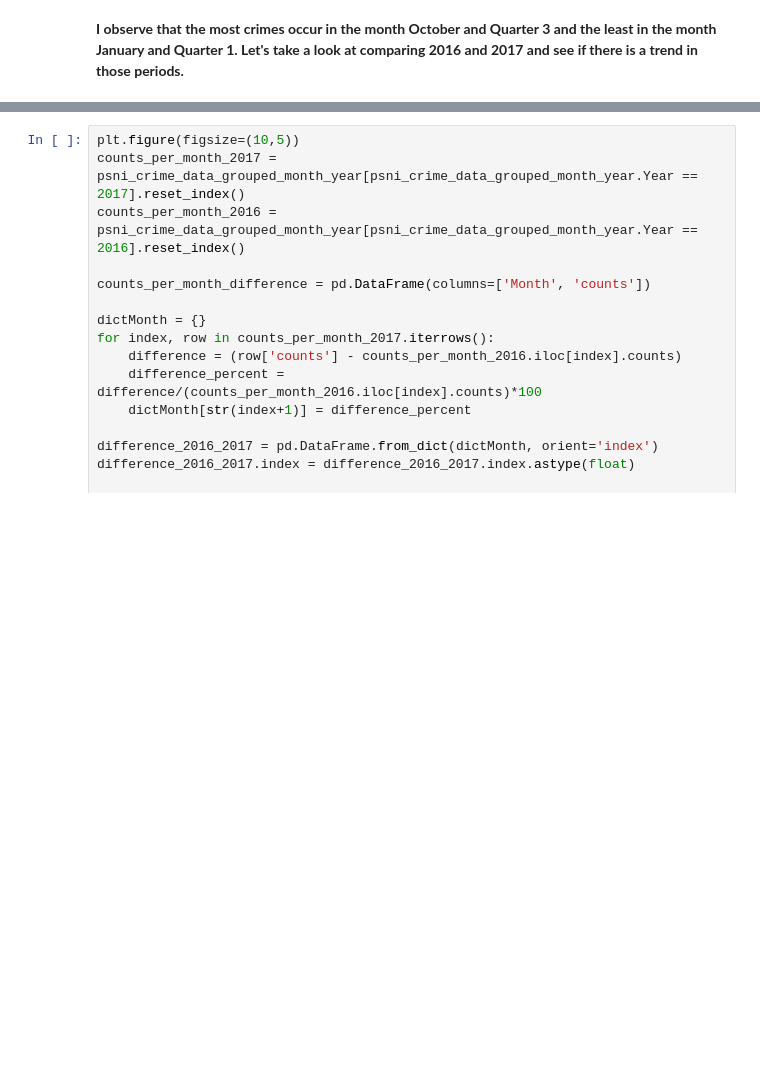
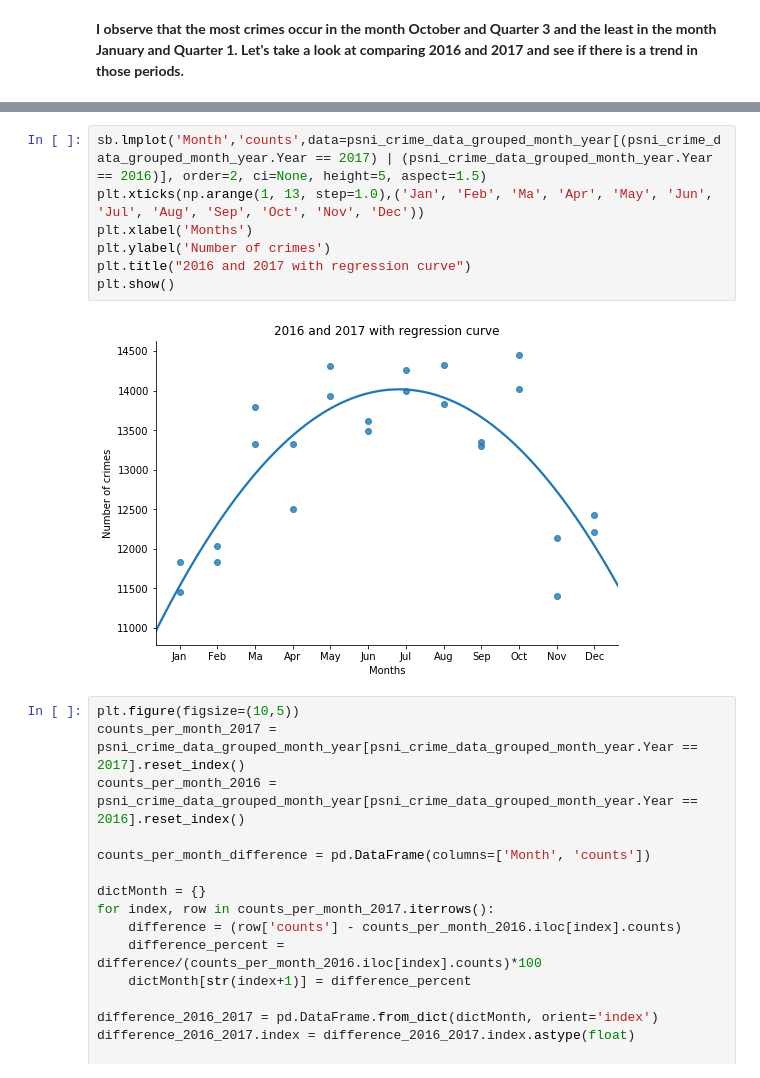
Before and after one commit to JBailey96/PSNI-Crime-Data-EDA, a Jupyter notebook: Crime EDA.ipynb, the cells around one changed output, grey strips where cells are left out. Drawn from its saved outputs; the diff is of its cells as text; blank space fills up the shorter version.

```diff
--- a/Crime EDA.ipynb
+++ b/Crime EDA.ipynb
@@ -368,3 +348,12 @@ plt.subplots_adjust(wspace=0.5)
+# %%
+sb.lmplot('Month','counts',data=psni_crime_data_grouped_month_year[(psni_crime_data_grouped_month_year.Year == 2017) | (psni_crime_data_grouped_month_year.Year == 2016)], order=2, ci=None, height=5, aspect=1.5)
+plt.xticks(np.arange(1, 13, step=1.0),('Jan', 'Feb', 'Ma', 'Apr', 'May', 'Jun', 'Jul', 'Aug', 'Sep', 'Oct', 'Nov', 'Dec'))
+plt.xlabel('Months')
+plt.ylabel('Number of crimes')
+plt.title("2016 and 2017 with regression curve")
+plt.show()
+# %% [output]
+[figure, added]
 # %%
 plt.figure(figsize=(10,5))
 counts_per_month_2017 = psni_crime_data_grouped_month_year[psni_crime_data_grouped_month_year.Year == 2017].reset_index()
```
Also changed, not shown: parts of 20 cells of this notebook, 8 other files.
